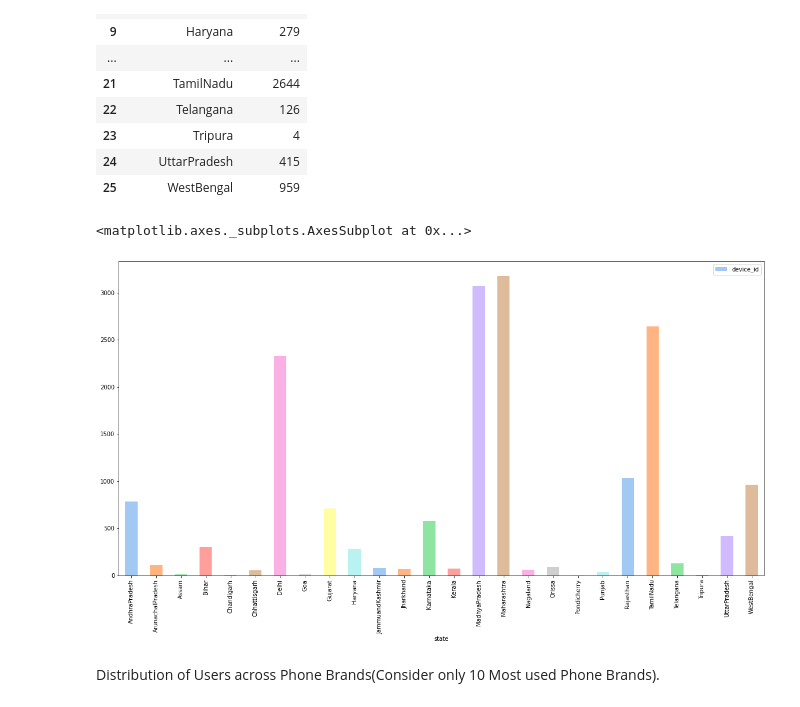
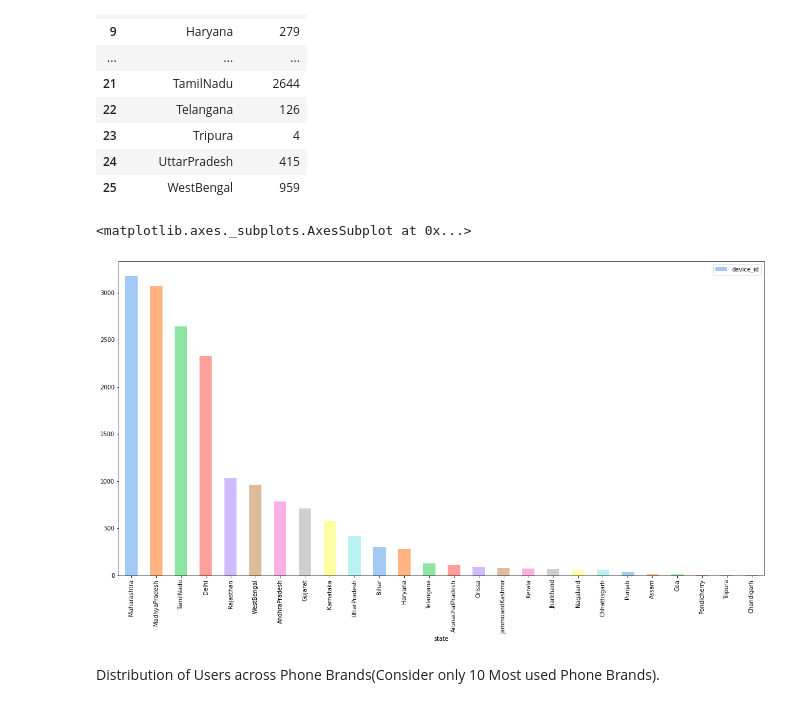
Before and after one commit to ShubhamCJagtap/Capstone_Project_1_EDA, a Jupyter notebook: CAPSTONE_EDA.ipynb, the cells around one changed output. Saved outputs shown, nothing was run; the diff lists cells and outputs as text; code cells hidden in the pictures.

```diff
--- a/CAPSTONE_EDA.ipynb
+++ b/CAPSTONE_EDA.ipynb
@@ -113,10 +115,10 @@ df_1.groupby('state')['device_id'].agg('count').reset_index()
 | 24 | UttarPradesh | 415 |
 | 25 | WestBengal | 959 |
 # %%
-df_1.groupby('state')['device_id'].agg('count').reset_index().plot.bar(x= 'state', y = 'device_id', figsize = (20, 10), color=sns.color_palette('pastel'))
+df_1.groupby('state')['device_id'].agg('count').sort_values(ascending=False).reset_index().plot.bar(x= 'state', y = 'device_id', figsize = (20, 10), color=sns.color_palette('pastel'))
 # %% [output]
 <matplotlib.axes._subplots.AxesSubplot at 0x...>
-[figure, old version]
+[figure, new version]
 # %% [markdown]
 Distribution of Users across Phone Brands(Consider only 10 Most used Phone Brands).
 # %%
```
Also changed, not shown: parts of 8 cells of this notebook.
